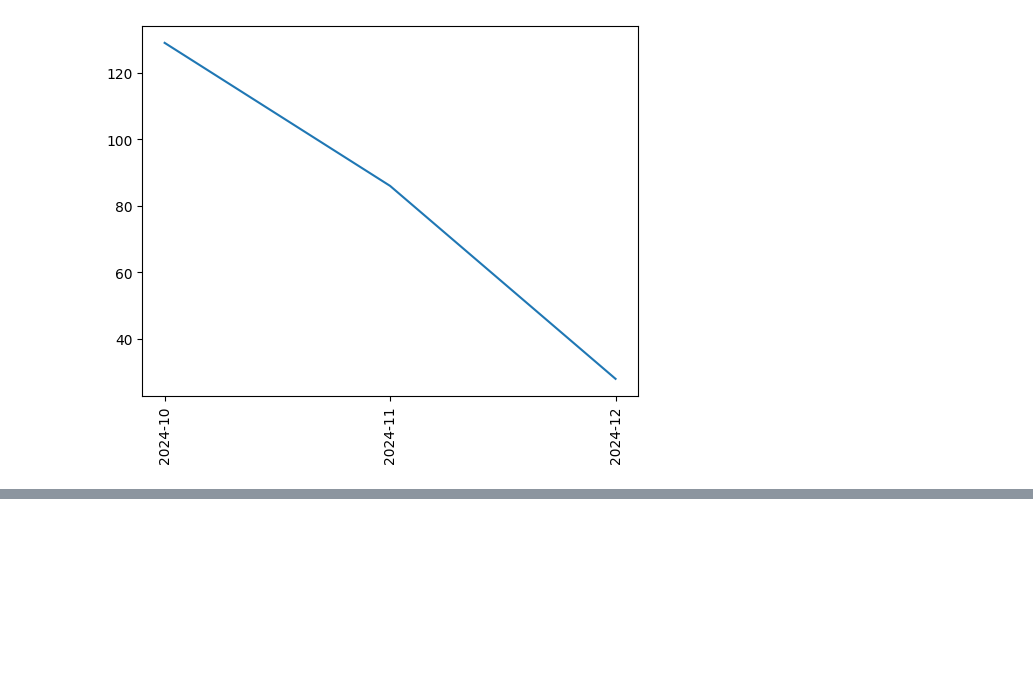
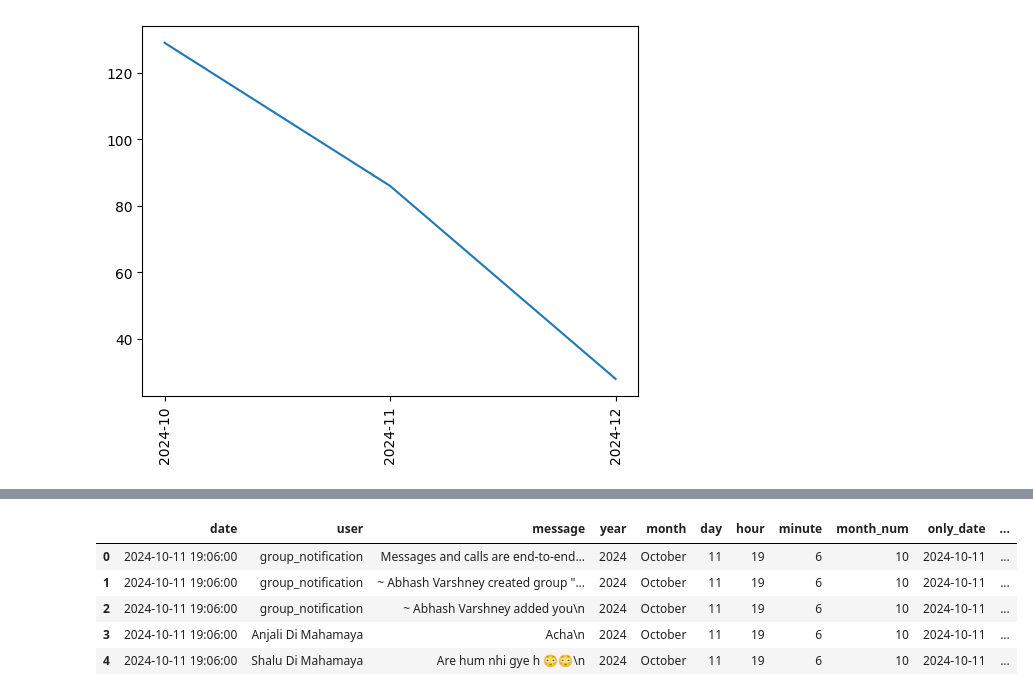
Before and after one commit to kuzum09/ConvoAnalytics, a Jupyter notebook: chat.ipynb, the cells around one changed output, grey strips where cells are left out. Cells and saved outputs as stored; diff of their text form; code cells hidden in the pictures; blank space fills up the shorter version.

```diff
--- a/chat.ipynb
+++ b/chat.ipynb
@@ -266,0 +287,9 @@ plt.show()
+# %%
+df.head()
+# %% [output]
+|  | date | user | message | year | month | day | hour | minute | month_num | only_date | ... |
+| 0 | 2024-10-11 19:06:00 | group_notification | Messages and calls are end-to-end... | 2024 | October | 11 | 19 | 6 | 10 | 2024-10-11 | ... |
+| 1 | 2024-10-11 19:06:00 | group_notification | ~ Abhash Varshney created group "... | 2024 | October | 11 | 19 | 6 | 10 | 2024-10-11 | ... |
+| 2 | 2024-10-11 19:06:00 | group_notification | ~ Abhash Varshney added you\n | 2024 | October | 11 | 19 | 6 | 10 | 2024-10-11 | ... |
+| 3 | 2024-10-11 19:06:00 | Anjali Di Mahamaya | Acha\n | 2024 | October | 11 | 19 | 6 | 10 | 2024-10-11 | ... |
+| 4 | 2024-10-11 19:06:00 | Shalu Di Mahamaya | Are hum nhi gye h 😳😳\n | 2024 | October | 11 | 19 | 6 | 10 | 2024-10-11 | ... |
```
Also changed, not shown: parts of 10 cells of this notebook, 4 other files.
